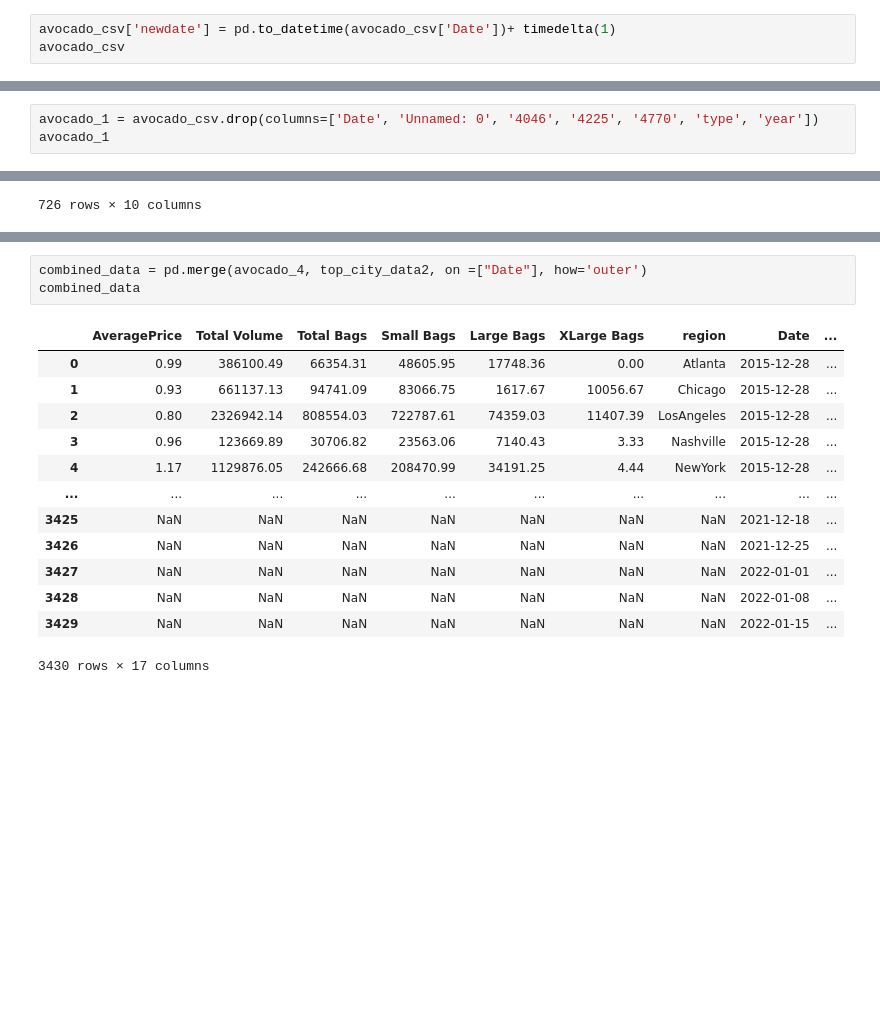
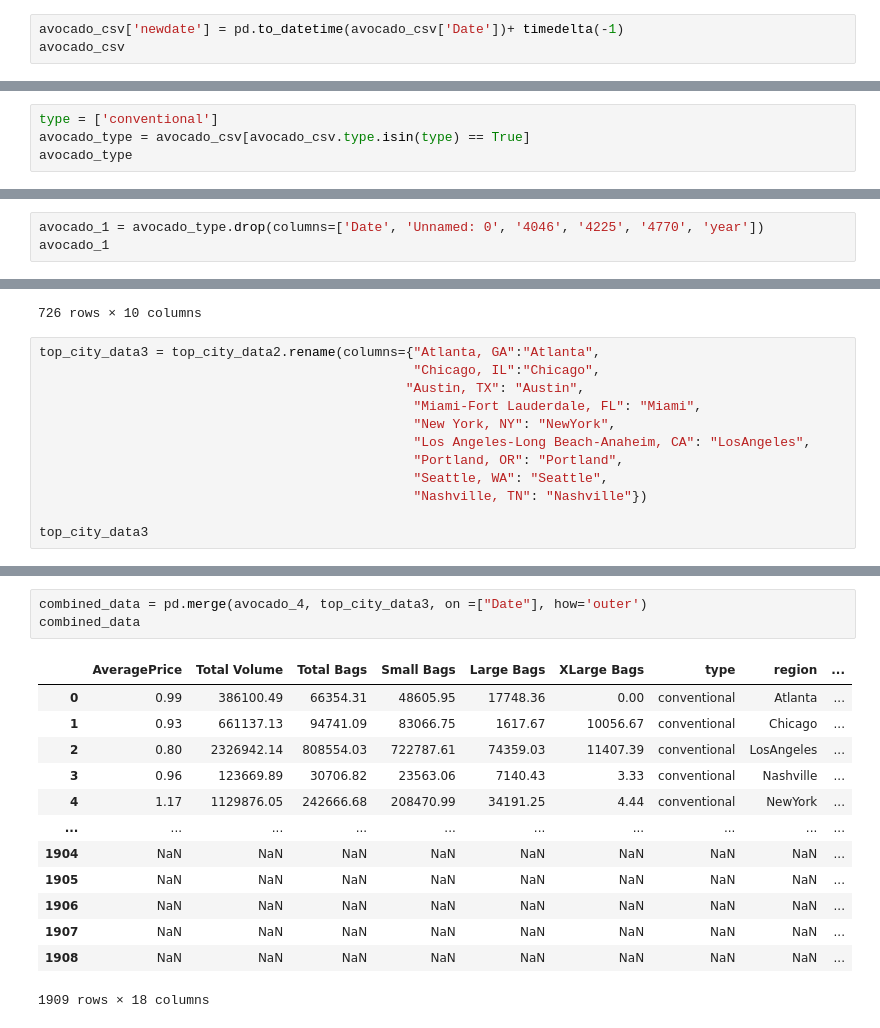
Before and after one commit to reiderwin/project2, a Jupyter notebook: Untitled.ipynb, the cells around one changed output, grey strips where cells are left out. Drawn from its saved outputs; the diff is of its cells as text; blank space fills up the shorter version.

```diff
--- a/Untitled.ipynb
+++ b/Untitled.ipynb
@@ -52,7 +52,7 @@ avocado_csv
 | 18248 | 11 | 2018-01-07 | 1.62 | 17489.58 | 2894.77 | 2356.13 | 224.53 | 12014.15 | 11988.14 | ... |
 18249 rows × 14 columns
 # %%
-avocado_csv['newdate'] = pd.to_datetime(avocado_csv['Date'])+ timedelta(1)
+avocado_csv['newdate'] = pd.to_datetime(avocado_csv['Date'])+ timedelta(-1)
 avocado_csv
 # %% [output]
 |  | Unnamed: 0 | Date | AveragePrice | Total Volume | 4046 | 4225 | 4770 | Total Bags | Small Bags | ... |
@@ -68,3 +68,7 @@ avocado_csv
 | 18247 | 10 | 2018-01-14 | 1.93 | 16205.22 | 1527.63 | 2981.04 | 727.01 | 10969.54 | 10919.54 | ... |
 | 18248 | 11 | 2018-01-07 | 1.62 | 17489.58 | 2894.77 | 2356.13 | 224.53 | 12014.15 | 11988.14 | ... |
 18249 rows × 15 columns
+# %%
+type = ['conventional']
+avocado_type = avocado_csv[avocado_csv.type.isin(type) == True]
+avocado_type
@@ -71,4 +89,4 @@ avocado_csv
 # %%
-avocado_1 = avocado_csv.drop(columns=['Date', 'Unnamed: 0', '4046', '4225', '4770', 'type', 'year'])
+avocado_1 = avocado_type.drop(columns=['Date', 'Unnamed: 0', '4046', '4225', '4770', 'year'])
 avocado_1
 # %% [output]
@@ -350,3 +368,15 @@ top_city_data2
 | 724 | 2022-01-08 | 349550.0 | 277788.0 | 488587.0 | 383750.0 | 517925.0 | ... |
 | 725 | 2022-01-15 | 347313.0 | 276100.0 | 488087.0 | 386750.0 | 519738.0 | ... |
 726 rows × 10 columns
+# %%
+top_city_data3 = top_city_data2.rename(columns={"Atlanta, GA":"Atlanta",
+                                                "Chicago, IL":"Chicago",
+                                               "Austin, TX": "Austin",
+                                                "Miami-Fort Lauderdale, FL": "Miami",
+                                                "New York, NY": "NewYork",
+                                                "Los Angeles-Long Beach-Anaheim, CA": "LosAngeles",
+                                                "Portland, OR": "Portland",
+                                                "Seattle, WA": "Seattle",
+                                                "Nashville, TN": "Nashville"})
+
+top_city_data3
@@ -391,17 +435,17 @@ avocado_5.head()
 # %%
-combined_data = pd.merge(avocado_4, top_city_data2, on =["Date"], how='outer')
+combined_data = pd.merge(avocado_4, top_city_data3, on =["Date"], how='outer')
 combined_data
 # %% [output]
-|  | AveragePrice | Total Volume | Total Bags | Small Bags | Large Bags | XLarge Bags | region | Date | ... |
-| 0 | 0.99 | 386100.49 | 66354.31 | 48605.95 | 17748.36 | 0.00 | Atlanta | 2015-12-28 | ... |
-| 1 | 0.93 | 661137.13 | 94741.09 | 83066.75 | 1617.67 | 10056.67 | Chicago | 2015-12-28 | ... |
-| 2 | 0.80 | 2326942.14 | 808554.03 | 722787.61 | 74359.03 | 11407.39 | LosAngeles | 2015-12-28 | ... |
-| 3 | 0.96 | 123669.89 | 30706.82 | 23563.06 | 7140.43 | 3.33 | Nashville | 2015-12-28 | ... |
-| 4 | 1.17 | 1129876.05 | 242666.68 | 208470.99 | 34191.25 | 4.44 | NewYork | 2015-12-28 | ... |
+|  | AveragePrice | Total Volume | Total Bags | Small Bags | Large Bags | XLarge Bags | type | region | ... |
+| 0 | 0.99 | 386100.49 | 66354.31 | 48605.95 | 17748.36 | 0.00 | conventional | Atlanta | ... |
+| 1 | 0.93 | 661137.13 | 94741.09 | 83066.75 | 1617.67 | 10056.67 | conventional | Chicago | ... |
+| 2 | 0.80 | 2326942.14 | 808554.03 | 722787.61 | 74359.03 | 11407.39 | conventional | LosAngeles | ... |
+| 3 | 0.96 | 123669.89 | 30706.82 | 23563.06 | 7140.43 | 3.33 | conventional | Nashville | ... |
+| 4 | 1.17 | 1129876.05 | 242666.68 | 208470.99 | 34191.25 | 4.44 | conventional | NewYork | ... |
 | ... | ... | ... | ... | ... | ... | ... | ... | ... | ... |
-| 3425 | NaN | NaN | NaN | NaN | NaN | NaN | NaN | 2021-12-18 | ... |
-| 3426 | NaN | NaN | NaN | NaN | NaN | NaN | NaN | 2021-12-25 | ... |
-| 3427 | NaN | NaN | NaN | NaN | NaN | NaN | NaN | 2022-01-01 | ... |
-| 3428 | NaN | NaN | NaN | NaN | NaN | NaN | NaN | 2022-01-08 | ... |
-| 3429 | NaN | NaN | NaN | NaN | NaN | NaN | NaN | 2022-01-15 | ... |
+| 1904 | NaN | NaN | NaN | NaN | NaN | NaN | NaN | NaN | ... |
+| 1905 | NaN | NaN | NaN | NaN | NaN | NaN | NaN | NaN | ... |
+| 1906 | NaN | NaN | NaN | NaN | NaN | NaN | NaN | NaN | ... |
+| 1907 | NaN | NaN | NaN | NaN | NaN | NaN | NaN | NaN | ... |
+| 1908 | NaN | NaN | NaN | NaN | NaN | NaN | NaN | NaN | ... |
-3430 rows × 17 columns
+1909 rows × 18 columns
```
Also changed, not shown: parts of 15 cells of this notebook.
